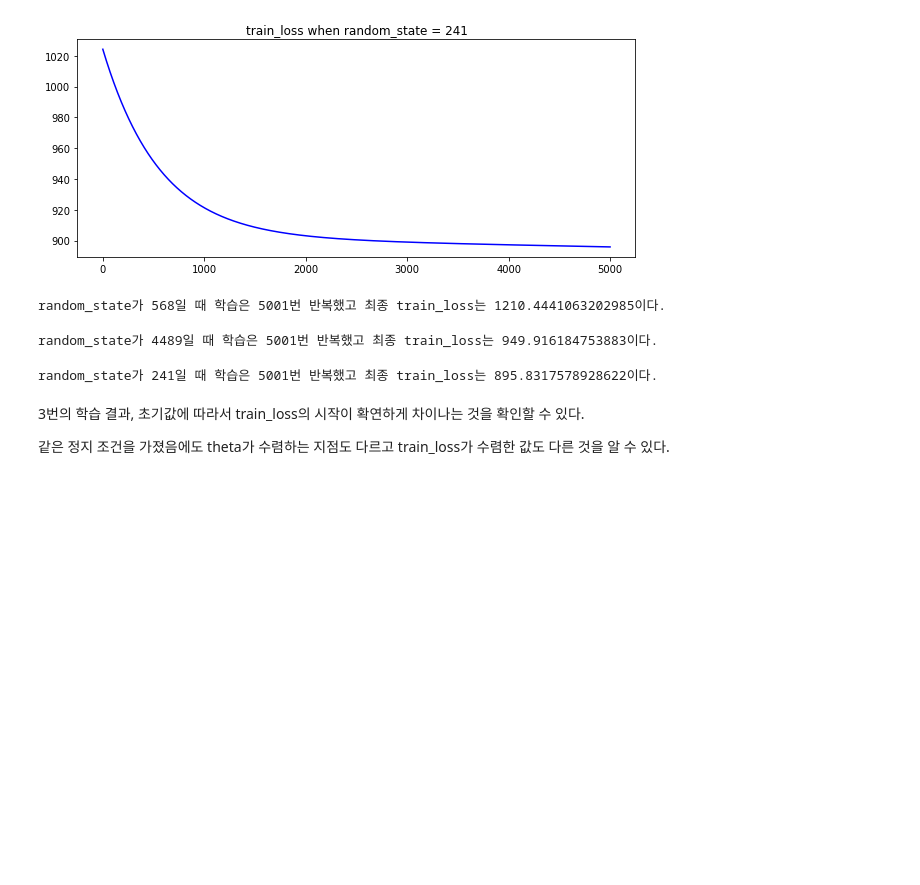
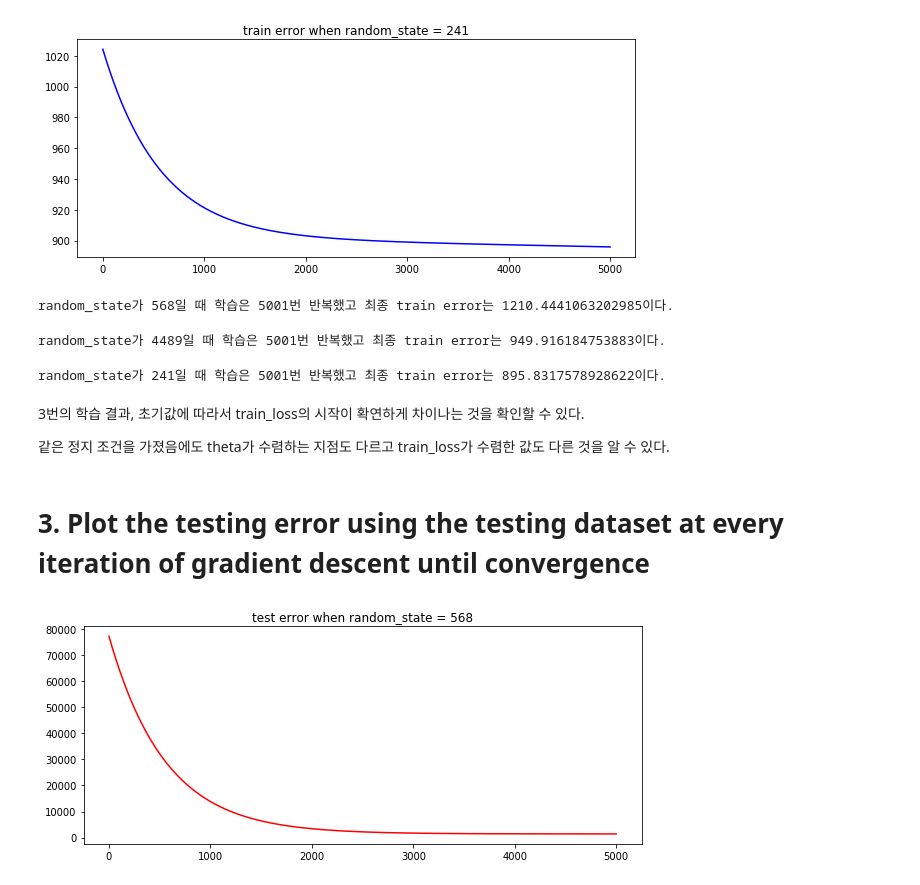
Before and after one commit to BaeHyungjun/2020-1-MachineLearning, a Jupyter notebook: 20152410_배형준_머신러닝_과제4.ipynb, the cells around one changed output. Drawn from its saved outputs; the diff is of its cells as text; code cells hidden in the pictures; blank space fills up the shorter version.

Commit message:
Assignment 4-3
학습하는 동안 test error가 어떻게 변하는지 관찰하기 위해 plot으로 결과를 출력했다.
train error가 감소하는 동안 test error도 잘 감소한 것을 확인할 수 있다.

```diff
--- a/20152410_배형준_머신러닝_과제4.ipynb
+++ b/20152410_배형준_머신러닝_과제4.ipynb
@@ -297,21 +297,30 @@ plt.show()
 # %% [output]
 [figure]
 # %%
-print('random_state가 568일 때 학습은 {}번 반복했고 최종 train_loss는 {}이다.'.format(len(list_train_loss_568),
+print('random_state가 568일 때 학습은 {}번 반복했고 최종 train error는 {}이다.'.format(len(list_train_loss_568),
                                                                       list_train_loss_568[-1]))
 # %% [output]
-random_state가 568일 때 학습은 5001번 반복했고 최종 train_loss는 1210.4441063202985이다.
+random_state가 568일 때 학습은 5001번 반복했고 최종 train error는 1210.4441063202985이다.
 # %%
-print('random_state가 4489일 때 학습은 {}번 반복했고 최종 train_loss는 {}이다.'.format(len(list_train_loss_4489),
+print('random_state가 4489일 때 학습은 {}번 반복했고 최종 train error는 {}이다.'.format(len(list_train_loss_4489),
                                                                        list_train_loss_4489[-1]))
 # %% [output]
-random_state가 4489일 때 학습은 5001번 반복했고 최종 train_loss는 949.916184753883이다.
+random_state가 4489일 때 학습은 5001번 반복했고 최종 train error는 949.916184753883이다.
 # %%
-print('random_state가 241일 때 학습은 {}번 반복했고 최종 train_loss는 {}이다.'.format(len(list_train_loss_241),
+print('random_state가 241일 때 학습은 {}번 반복했고 최종 train error는 {}이다.'.format(len(list_train_loss_241),
                                                                       list_train_loss_241[-1]))
 # %% [output]
-random_state가 241일 때 학습은 5001번 반복했고 최종 train_loss는 895.8317578928622이다.
+random_state가 241일 때 학습은 5001번 반복했고 최종 train error는 895.8317578928622이다.
 # %% [markdown]
 3번의 학습 결과, 초기값에 따라서 train_loss의 시작이 확연하게 차이나는 것을 확인할 수 있다.
 
 같은 정지 조건을 가졌음에도 theta가 수렴하는 지점도 다르고 train_loss가 수렴한 값도 다른 것을 알 수 있다.
+# %% [markdown]
+# 3. Plot the testing error using the testing dataset at every iteration of gradient descent until convergence
+# %%
+plt.figure(figsize=(10, 4))
+plt.plot(list_test_loss_568, 'r')
+plt.title('test error when random_state = 568')
+plt.show()
+# %% [output]
+[figure, added]
```
Also changed, not shown: parts of 9 cells of this notebook.
